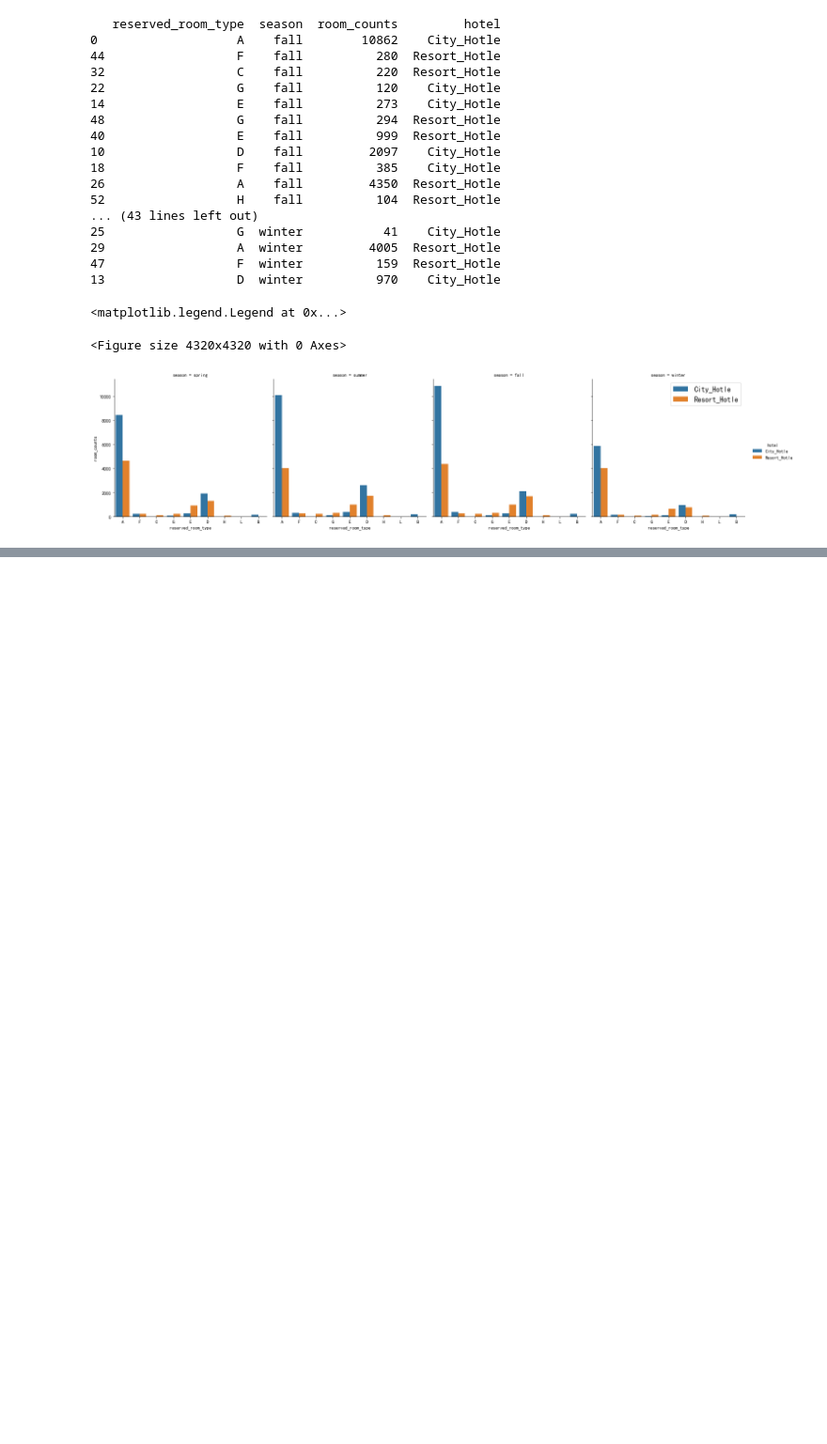
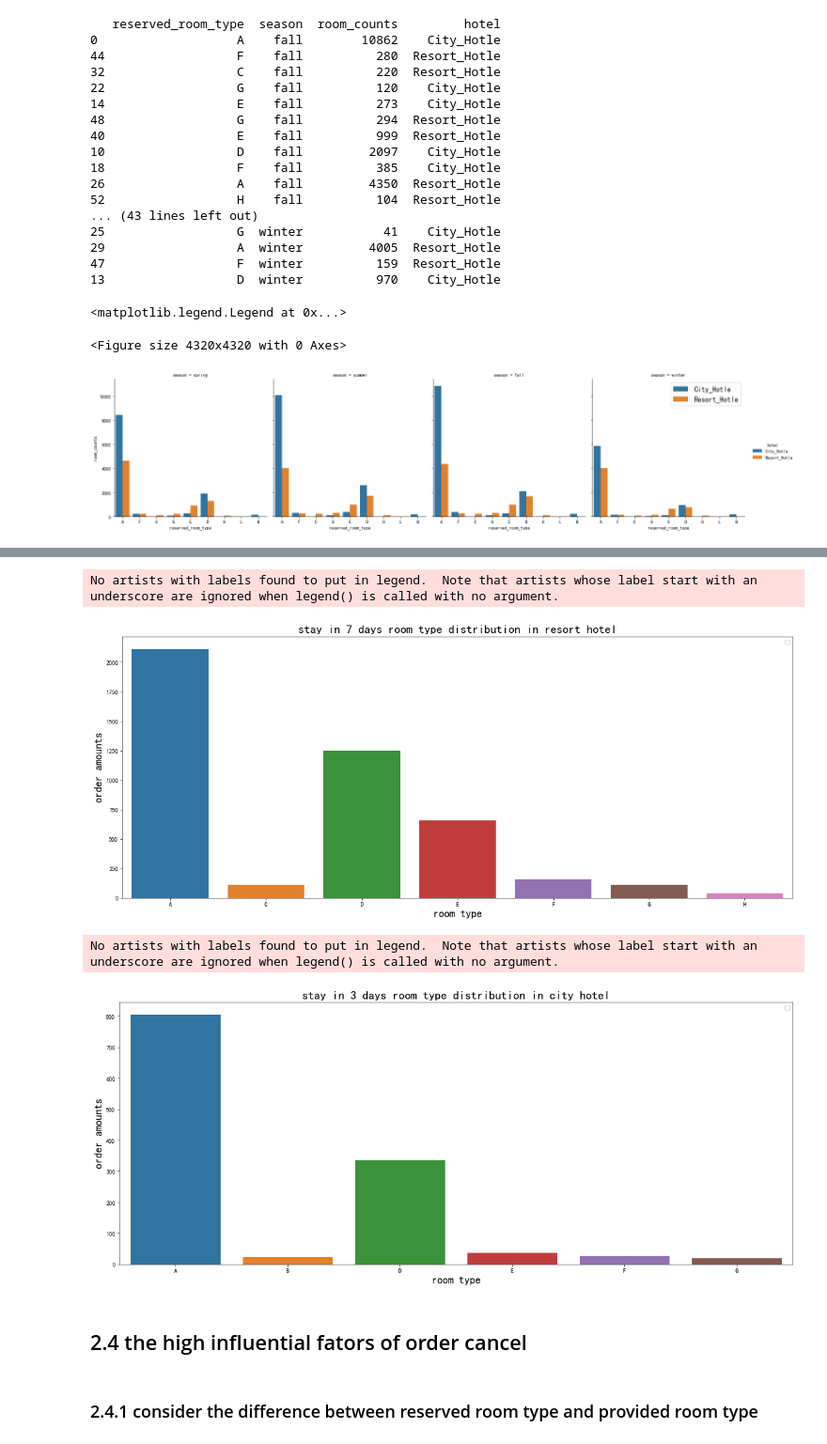
Before and after one commit to DuanLee2520/hotel, a Jupyter notebook: analyze.ipynb, the cells around one changed output, grey strips where cells are left out. Shown: that part at 94% size. Drawn from its saved outputs; the diff is of its cells as text; code cells hidden in the pictures; blank space fills up the shorter version.

```diff
--- a/analyze.ipynb
+++ b/analyze.ipynb
@@ -312,0 +363,28 @@ See the caveats in the documentation: https://pandas.pydata.org/pandas-docs/stab
+# %%
+# the preference of room type in stays in 7 days of Resort hotel
+rh7_stay_preference=rh[rh["total_nights"]==7].groupby("reserved_room_type")["hotel"].count().reset_index().rename(columns={"hotel":"amount"})
+plt.figure(figsize=(20,8))
+sns.barplot(x="reserved_room_type",y="amount",data=rh7_stay_preference)
+plt.title("stay in 7 days room type distribution in resort hotel",fontsize=20)
+plt.xlabel("room type",fontsize=18)
+plt.ylabel("order amounts",fontsize=18)
+plt.legend(loc="upper right")
+plt.show()
+
+ch3_stay_preference=ch[ch["total_nights"]==7].groupby("reserved_room_type")["hotel"].count().reset_index().rename(columns={"hotel":"amount"})
+plt.figure(figsize=(20,8))
+sns.barplot(x="reserved_room_type",y="amount",data=ch3_stay_preference)
+plt.title("stay in 3 days room type distribution in city hotel",fontsize=20)
+plt.xlabel("room type",fontsize=18)
+plt.ylabel("order amounts",fontsize=18)
+plt.legend(loc="upper right")
+plt.show()
+# %% [output]
+No artists with labels found to put in legend.  Note that artists whose label start with an underscore are ignored when legend() is called with no argument.
+[figure, added]
+No artists with labels found to put in legend.  Note that artists whose label start with an underscore are ignored when legend() is called with no argument.
+[figure, added]
+# %% [markdown]
+## 2.4 the high influential fators of order cancel
+# %% [markdown]
+### 2.4.1 consider the difference between reserved room type and provided room type
```
Also changed, not shown: parts of 6 cells of this notebook.
